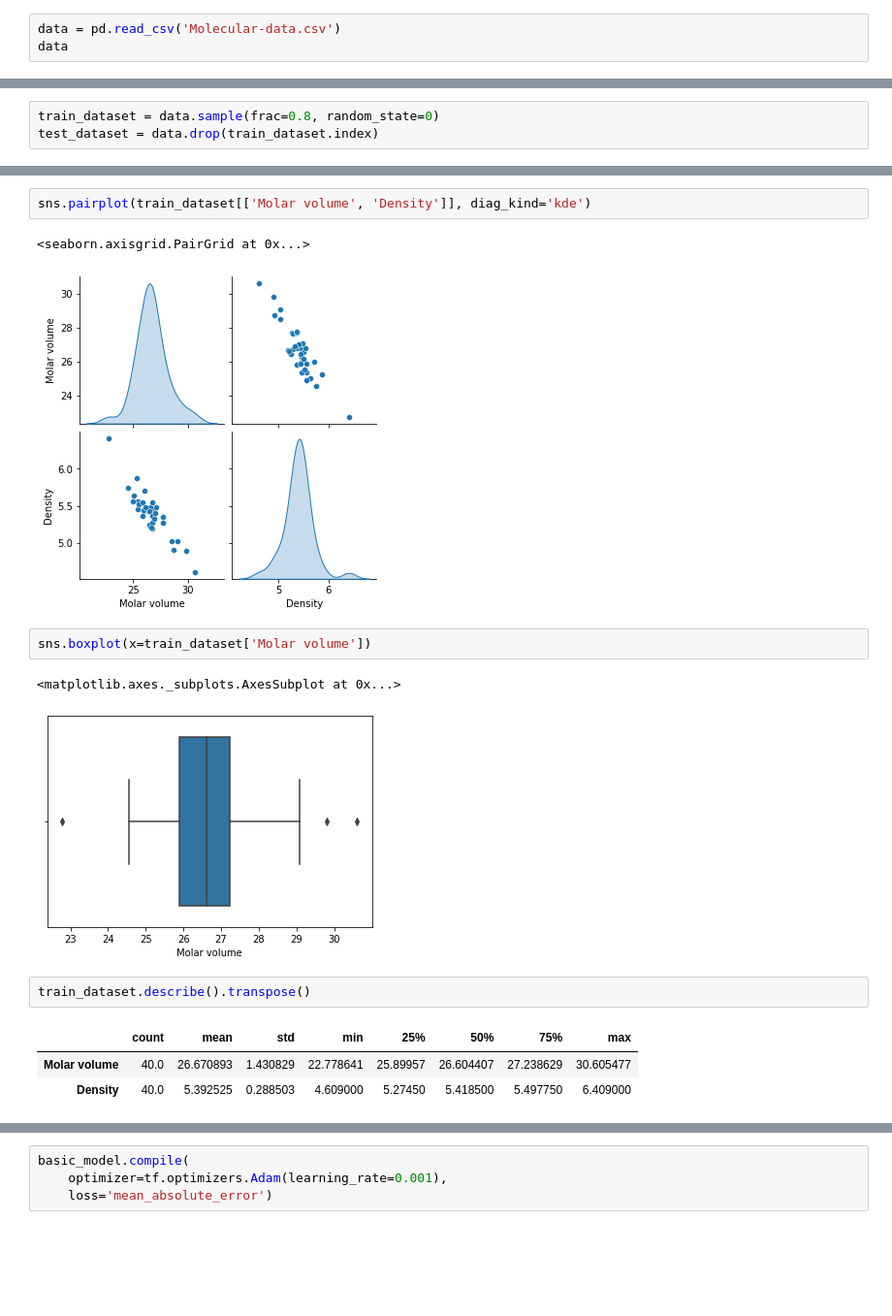
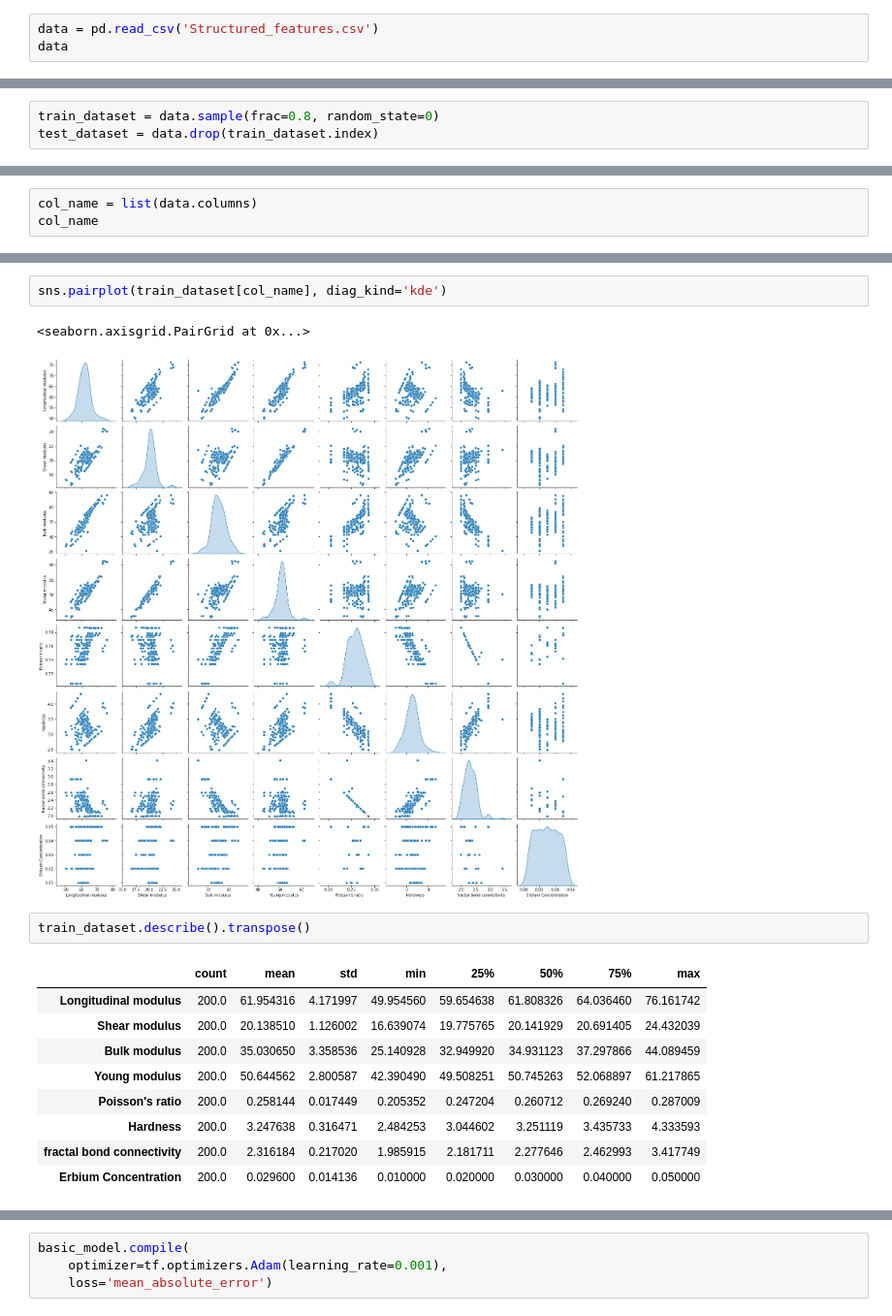
Before and after one commit to ee2110/Machine_Learning_with_TensorFlow, a Jupyter notebook: Glass-Compound-Analysis/DNN_tf2_Erbium_concentration_prediction.ipynb, the cells around one changed output, grey strips where cells are left out. Shown: that part at 97% size. Cells and saved outputs as stored; diff of their text form; blank space fills up the shorter version.

```diff
--- a/Glass-Compound-Analysis/DNN_tf2_Erbium_concentration_prediction.ipynb
+++ b/Glass-Compound-Analysis/DNN_tf2_Erbium_concentration_prediction.ipynb
@@ -12,4 +16,4 @@ from tensorflow.keras.layers.experimental import preprocessing
 # %%
-data = pd.read_csv('Molecular-data.csv')
+data = pd.read_csv('Structured_features.csv')
 data
 # %% [output]
@@ -49,0 +62,3 @@ train_dataset[:10]
+# %%
+col_name = list(data.columns)
+col_name
@@ -50,19 +85,20 @@ train_dataset[:10]
 # %%
-sns.pairplot(train_dataset[['Molar volume', 'Density']], diag_kind='kde')
+sns.pairplot(train_dataset[col_name], diag_kind='kde')
 # %% [output]
 <seaborn.axisgrid.PairGrid at 0x...>
-[figure, old version]
+[figure, new version]
-# %%
-sns.boxplot(x=train_dataset['Molar volume'])
-# %% [output]
-<matplotlib.axes._subplots.AxesSubplot at 0x...>
-[figure, removed]
 # %%
 train_dataset.describe().transpose()
 # %% [output]
 |  | count | mean | std | min | 25% | 50% | 75% | max |
-| Molar volume | 40.0 | 26.670893 | 1.430829 | 22.778641 | 25.89957 | 26.604407 | 27.238629 | 30.605477 |
-| Density | 40.0 | 5.392525 | 0.288503 | 4.609000 | 5.27450 | 5.418500 | 5.497750 | 6.409000 |
+| Longitudinal modulus | 200.0 | 61.954316 | 4.171997 | 49.954560 | 59.654638 | 61.808326 | 64.036460 | 76.161742 |
+| Shear modulus | 200.0 | 20.138510 | 1.126002 | 16.639074 | 19.775765 | 20.141929 | 20.691405 | 24.432039 |
+| Bulk modulus | 200.0 | 35.030650 | 3.358536 | 25.140928 | 32.949920 | 34.931123 | 37.297866 | 44.089459 |
+| Young modulus | 200.0 | 50.644562 | 2.800587 | 42.390490 | 49.508251 | 50.745263 | 52.068897 | 61.217865 |
+| Poisson's ratio | 200.0 | 0.258144 | 0.017449 | 0.205352 | 0.247204 | 0.260712 | 0.269240 | 0.287009 |
+| Hardness | 200.0 | 3.247638 | 0.316471 | 2.484253 | 3.044602 | 3.251119 | 3.435733 | 4.333593 |
+| fractal bond connectivity | 200.0 | 2.316184 | 0.217020 | 1.985915 | 2.181711 | 2.277646 | 2.462993 | 3.417749 |
+| Erbium Concentration | 200.0 | 0.029600 | 0.014136 | 0.010000 | 0.020000 | 0.030000 | 0.040000 | 0.050000 |
 # %%
 # Collect input feature for training, molar volume value in this case
 train_features = train_dataset.copy() #dataframe type
```
Also changed, not shown: parts of 23 cells of this notebook, 1 other file.
